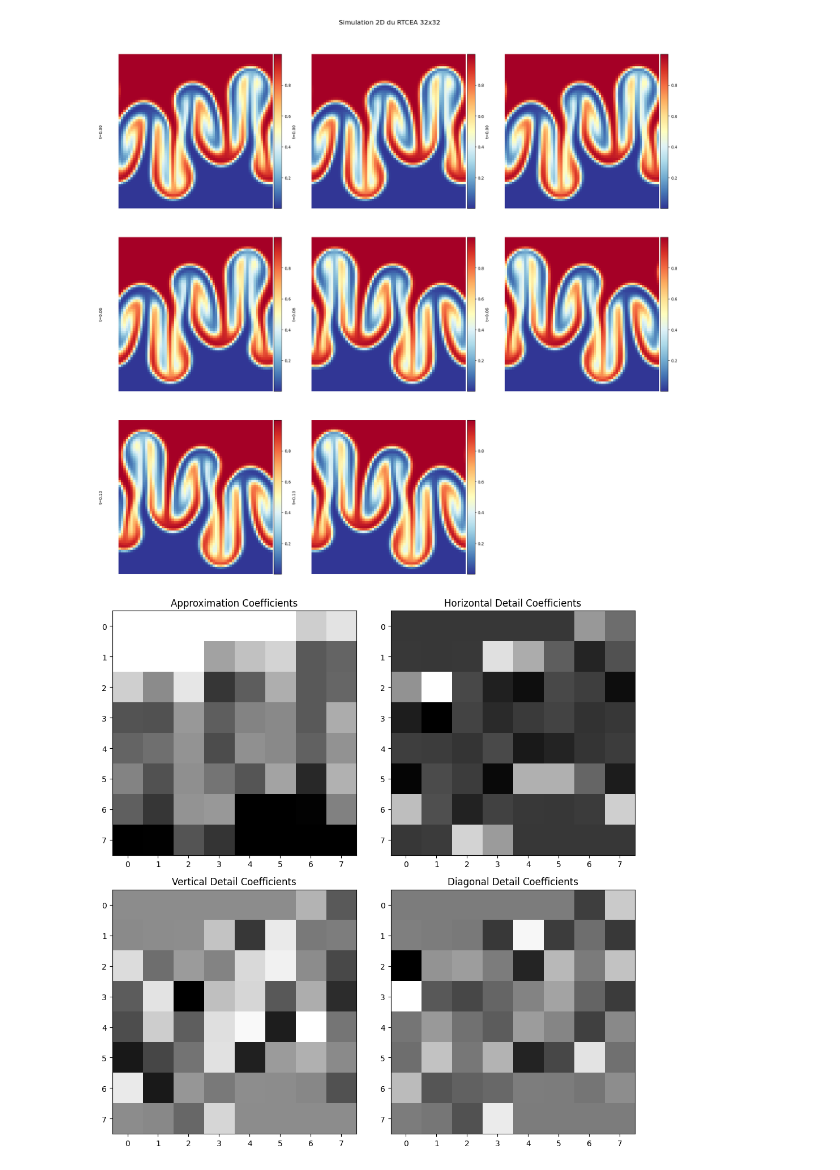
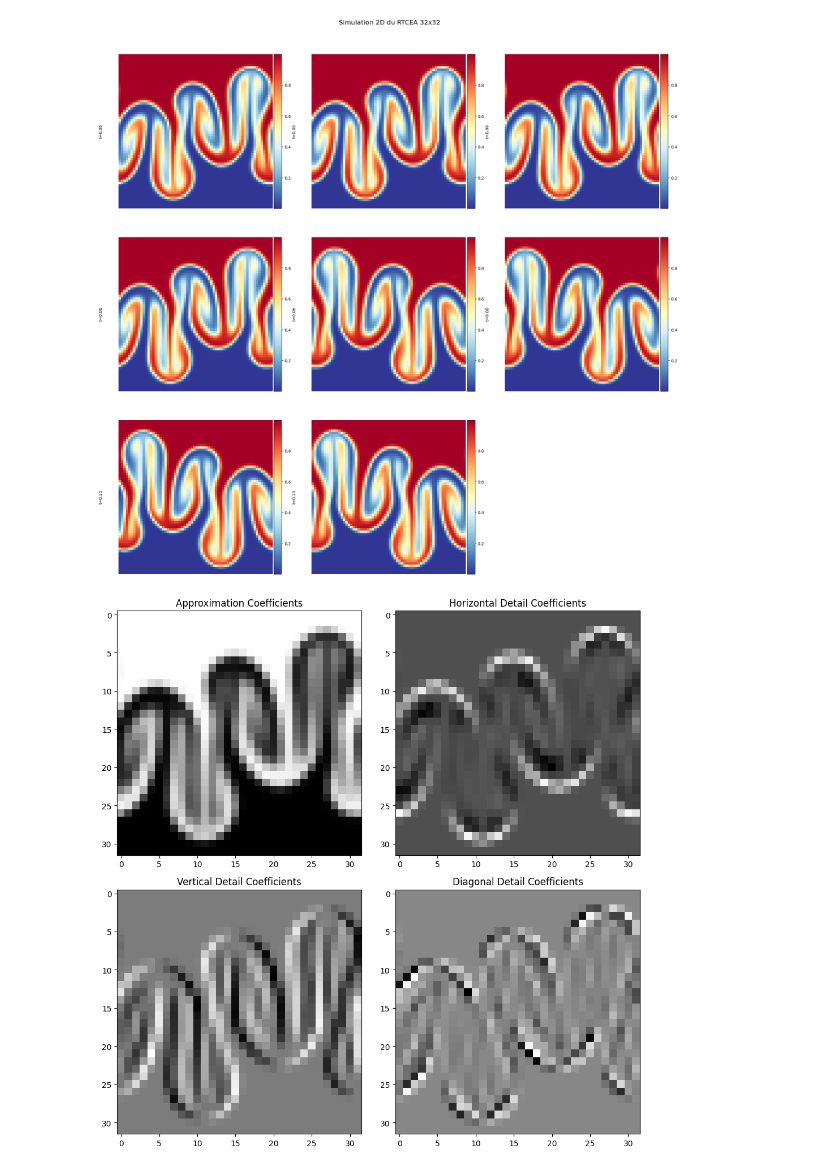
Before and after one commit to Samuel-Chapuis/Rayleigh-Taylor-Generative-Surrogate, a Jupyter notebook: analyse_outils/Augmentation.ipynb, the cells around one changed output. Drawn from its saved outputs; the diff is of its cells as text; code cells hidden in the pictures.

```diff
--- a/analyse_outils/Augmentation.ipynb
+++ b/analyse_outils/Augmentation.ipynb
@@ -121,32 +88,32 @@ def data_wavelet_transform(data, wavelet='db1', level=1):
         cV = coeffs[1][1]  # Vertical detail coefficients
         cD = coeffs[1][2]  # Diagonal detail coefficients
         transformed_img = np.stack([cA, cH, cV, cD], axis=0)  # Stack coefficients along a new axis
         transformed_data.append(transformed_img)
     return np.array(transformed_data)
 
 wave_j1_data = data_wavelet_transform(data_norm, wavelet='db1', level=1)
 wave_j2_data = data_wavelet_transform(data_norm, wavelet='db1', level=2)
 wave_j3_data = data_wavelet_transform(data_norm, wavelet='db1', level=3)
 
 # plot_dataset_overview(wave_j1_data, labels=new_labels, title="Vue d'ensemble du dataset RT-CEA après transformation en ondelettes", bins=50, save=False, save_path="../outputs/wavelet_bimode_overview.png")
 # plot_dataset_overview(wave_j2_data, labels=new_labels, title="Vue d'ensemble du dataset RT-CEA après transformation en ondelettes", bins=50, save=False, save_path="../outputs/wavelet_bimode_overview.png")
 # plot_dataset_overview(wave_j3_data, labels=new_labels, title="Vue d'ensemble du dataset RT-CEA après transformation en ondelettes", bins=50, save=False, save_path="../outputs/wavelet_bimode_overview.png")
 
 
-exemple_decomposition = wave_j3_data[0]
+exemple_decomposition = wave_j1_data[0]
 plt.figure(figsize=(10, 10))
 plt.subplot(2, 2, 1)
 plt.imshow(exemple_decomposition[0], cmap='gray')
 plt.title('Approximation Coefficients')
 plt.subplot(2, 2, 2)
 plt.imshow(exemple_decomposition[1], cmap='gray')
 plt.title('Horizontal Detail Coefficients')
 plt.subplot(2, 2, 3)
 plt.imshow(exemple_decomposition[2], cmap='gray')
 plt.title('Vertical Detail Coefficients')
 plt.subplot(2, 2, 4)
 plt.imshow(exemple_decomposition[3], cmap='gray')
 plt.title('Diagonal Detail Coefficients')
 plt.tight_layout()
 # %% [output]
-[figure, old version]
+[figure, new version]
```
Also changed, not shown: parts of 1 cell of this notebook, 5 other files.
